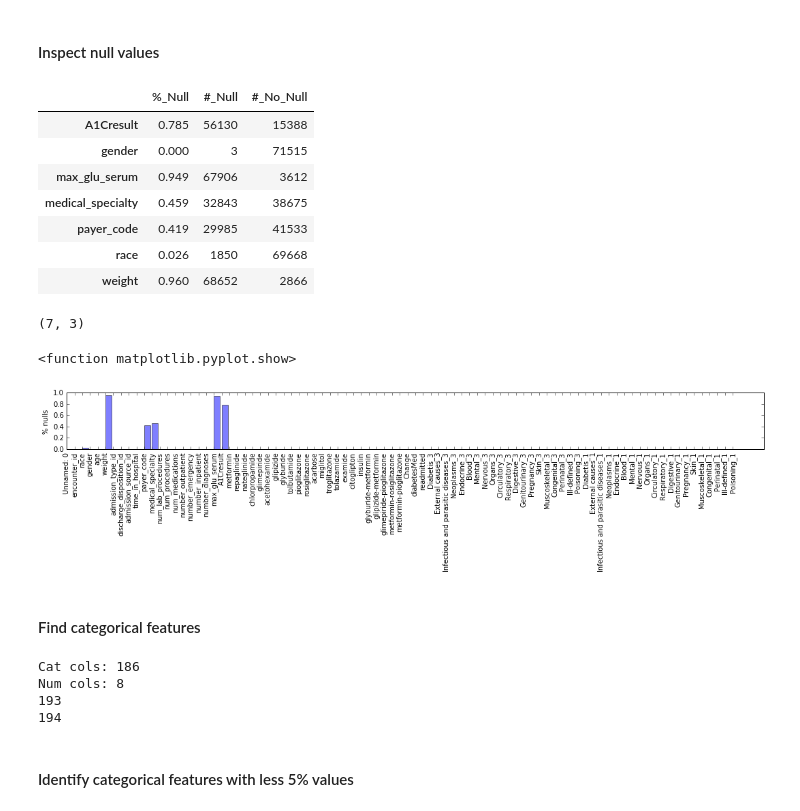
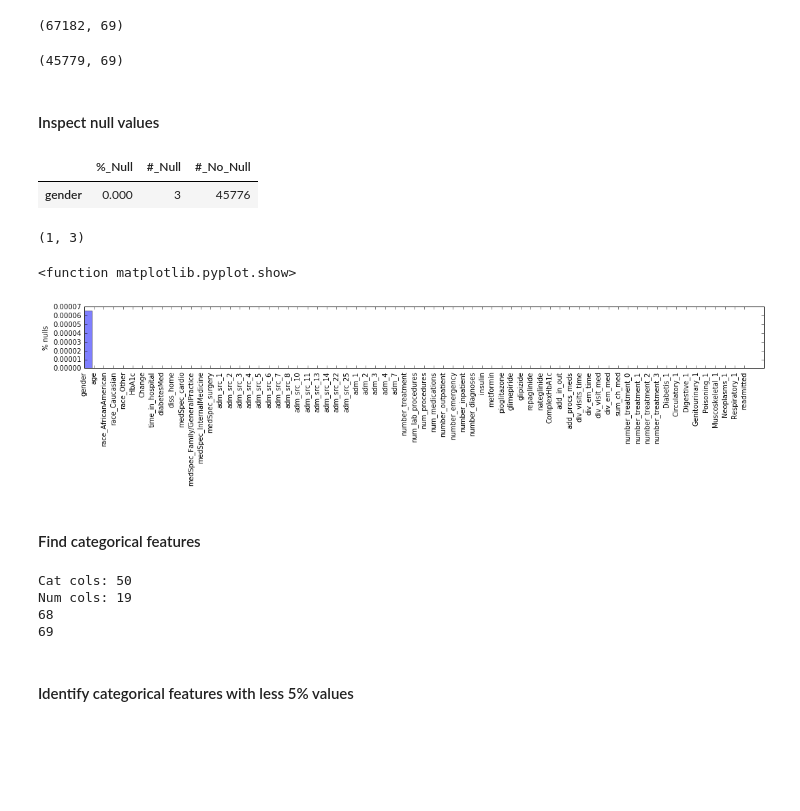
Before and after one commit to CHABOBO/readmission, a Jupyter notebook: notebook/03-data-exploration.ipynb, the cells around one changed output. Cells and saved outputs as stored; diff of their text form; code cells hidden in the pictures; blank space fills up the shorter version.

```diff
--- a/notebook/03-data-exploration.ipynb
+++ b/notebook/03-data-exploration.ipynb
@@ -43,13 +43,7 @@ from TypeFeatImputer import TypeFeatImputer
 typeEncounter = "last" # ['first','last']
 typeHypothesis = "early_readmission_vs_none" # ['all_readmisssion_vs_none','early_readmission_vs_none']
 typeDataFeatures = "extended_extra" # ["non_extended","extended','extended_extra']
-    #Extended -> Subset of columns
-    #Minimum -> minimum set of columns
-typeDiagnosis = "none"  #["none","diag_1", "diag_3"]
-typeDisease = "subset" # ["subset","any",["Respiratory",...]]
-    #subset -> Return subset of predefined disease features
-    #any -> Return all disease features
-    #disease -> Return diseases feature
+typeDiagnosis = "diag_1"  #["none","diag_1", "diag_3"]
 typeDataExperiment = "disease" #["all", "disease"]
     #all -> Include all diagnosis as columns
     #disease -> Remove diagnosis as column and keep only rows with diagnosis == 1
@@ -58,47 +52,59 @@ if typeDataFeatures == "non_extended":
     df_all=pd.read_pickle(os.path.join('resources','prepared_clean_data_' + typeEncounter + "_" +  typeDiagnosis + '.pkl'))
 else:
     df_all=pd.read_pickle(os.path.join('resources','prepared_clean_data_' + typeEncounter + "_" +  typeDiagnosis + '_' + typeDataFeatures + '.pkl'))
+
+print df_all.shape
+# %% [output]
+(67182, 69)
+# %%
+# Readmitted none vs readmitted
+if typeHypothesis == "all_readmisssion_vs_none":
+    df_all["readmitted"][df_all["readmitted"].values > 0] = 1
+
+# Readmitted none vs early readmitted
+if typeHypothesis == "early_readmission_vs_none":
+    df_all= df_all[df_all["readmitted"].isin([0,1])]
+
+print df_all.shape
+# %% [output]
+(45779, 69)
 # %% [markdown]
 #### Inspect null values
 # %%
-dfNull = np.sum(df.isnull()) / float(df.shape[0])
-dfNullAll = pd.concat([dfNull[dfNull>0],np.sum(df.isnull()),np.sum(df.isnull()==False)], axis=1)
+dfNull = np.sum(df_all.isnull()) / float(df_all.shape[0])
+dfNullAll = pd.concat([dfNull[dfNull>0],np.sum(df_all.isnull()),np.sum(df_all.isnull()==False)], axis=1)
 dfNullAll.columns= ["%_Null","#_Null","#_No_Null"]
 
 display(dfNullAll[dfNullAll.iloc[:,0].isnull() == False][["%_Null","#_Null","#_No_Null"]])
 print dfNullAll[dfNullAll.iloc[:,0].isnull() == False].shape
 
 
 plt.figure(figsize=(15,4))
 plt.bar(range(dfNull.shape[0]),dfNull.iloc[:], alpha=0.5)
 plt.xticks(range(dfNull.shape[0]),dfNull.index,rotation=90)
 plt.ylabel("% nulls")
 plt.tight_layout()
 plt.show
 # %% [output]
 |  | %_Null | #_Null | #_No_Null |
-| A1Cresult | 0.785 | 56130 | 15388 |
-| gender | 0.000 | 3 | 71515 |
-| max_glu_serum | 0.949 | 67906 | 3612 |
-| medical_specialty | 0.459 | 32843 | 38675 |
-| payer_code | 0.419 | 29985 | 41533 |
-| race | 0.026 | 1850 | 69668 |
-| weight | 0.960 | 68652 | 2866 |
+| gender | 0.000 | 3 | 45776 |
-(7, 3)
+(1, 3)
 <function matplotlib.pyplot.show>
-[figure, old version]
+[figure, new version]
 # %% [markdown]
 #### Find categorical features
 # %%
 #Compute type fields
 
-numCols = [
-    "time_in_hospital","num_lab_procedures","num_procedures","num_medications",
-    "number_outpatient","number_emergency","number_inpatient","number_diagnoses"
-]
+numCols = ['time_in_hospital','num_lab_procedures', 'num_procedures', 'num_medications', 'number_outpatient',
+            'number_emergency', 'number_inpatient', 'number_diagnoses',
+            'add_in_out', 'add_procs_meds', 'div_visits_time', 'div_em_time', 'div_visit_med', 'div_em_med',
+            'number_treatment','number_treatment_0','number_treatment_1','number_treatment_2','number_treatment_3']
+
 
 catCols = []
-reducedCols = cols[:-1]
+cols = df_all.columns
+reducedCols = df_all.columns[:-1]
 
 for i in range(len(cols)):
     if cols[i] not in numCols:
@@ -112,10 +118,10 @@ print "Num cols:", np.sum(catCols==0)
 print len(reducedCols)
 print len(cols)
 # %% [output]
-Cat cols: 186
-Num cols: 8
-193
-194
+Cat cols: 50
+Num cols: 19
+68
+69
 # %% [markdown]
 #### Identify categorical features with less 5% values
 # %%
```
Also changed, not shown: parts of 3 cells of this notebook, 7 other files.
